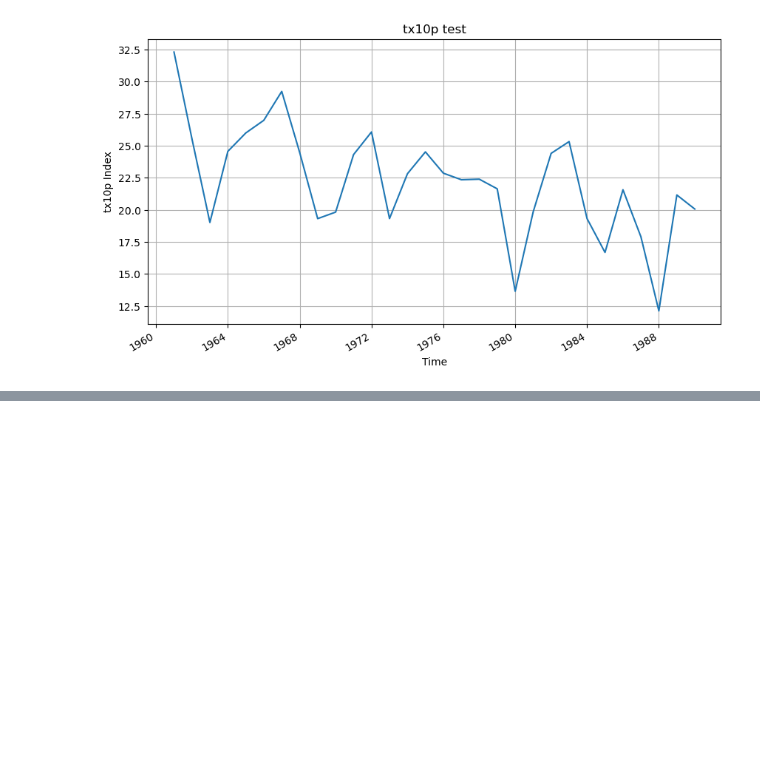
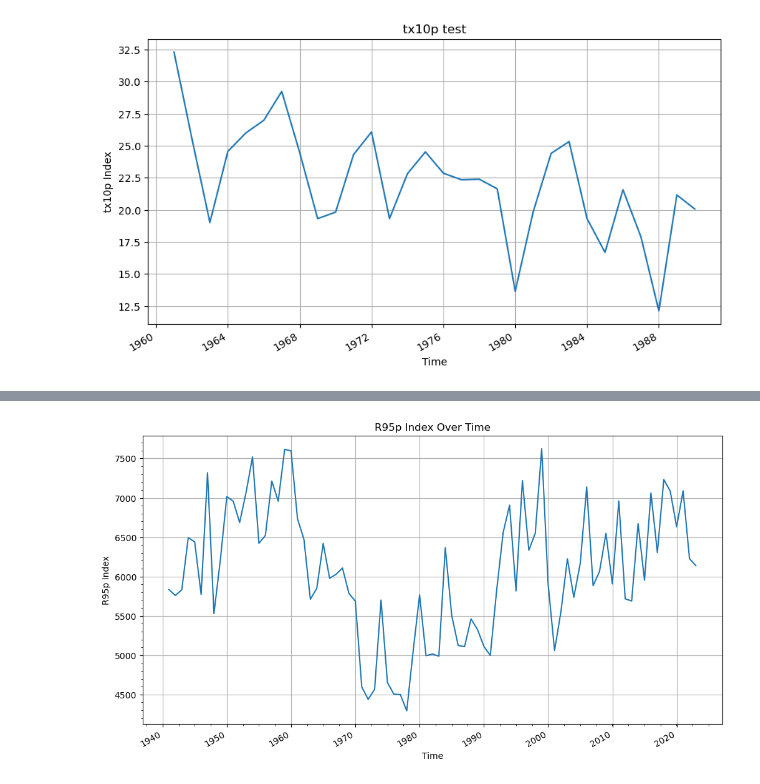
Before and after one commit to shiv3679/climate-indices, a Jupyter notebook: xclim/pre_data.ipynb, the cells around one changed output, grey strips where cells are left out. Saved outputs shown, nothing was run; the diff lists cells and outputs as text; code cells hidden in the pictures; blank space fills up the shorter version.

Commit message:
update the rain index

```diff
--- a/xclim/pre_data.ipynb
+++ b/xclim/pre_data.ipynb
@@ -474,0 +496,32 @@ Time axis found.
+# %%
+import xarray as xr
+import numpy as np
+
+# Open the precipitation dataset
+pr = xr.open_dataset('/home/posiden/Documents/Datasets/era5/india.tp.1960.1990.nc')['tp']
+
+# Exclude leap day (February 29th) if present
+pr = pr.where((pr['time.month'] != 2) | (pr['time.day'] != 29), drop=True)
+
+# Define wet day threshold in millimeters
+wet_day_thresh_mm = 1.0
+
+# Convert the threshold to meters
+wet_day_thresh_meters = wet_day_thresh_mm / 1000.0
+
+# Calculate the 95th percentile for the reference period (e.g., 1961-1990)
+reference_period = pr.sel(time=slice('1961-01-01', '1990-12-31'))
+wet_days_reference = reference_period.where(reference_period >= wet_day_thresh_meters)
+p95_reference = wet_days_reference.groupby('time.dayofyear').reduce(np.nanpercentile, q=95, dim='time')
+
+# Identify wet days
+wet_days = pr.where(pr >= wet_day_thresh_meters)
+
+# Compare each day with the corresponding percentile
+exceeding_days = wet_days.groupby('time.dayofyear') > p95_reference
+
+# Sum the precipitation for those days (r95p index)
+r95p_index_time_series = (exceeding_days * pr).sum(dim=['latitude', 'longitude']).resample(time='Y').sum()
+
+# This will give you a time series of the R95p index
+print(r95p_index_time_series)
@@ -474,0 +547,12 @@ Time axis found.
+# %%
+# # Plotting the time series
+plt.figure(figsize=(12, 6))
+r95p_index_time_series.plot()
+plt.title('R95p Index Over Time')
+plt.xlabel('Time')
+plt.ylabel('R95p Index')
+plt.grid(True)
+plt.minorticks_on()
+plt.show()
+# %% [output]
+[figure, added]
```
Also changed, not shown: parts of 12 cells of this notebook, 1 other file.
